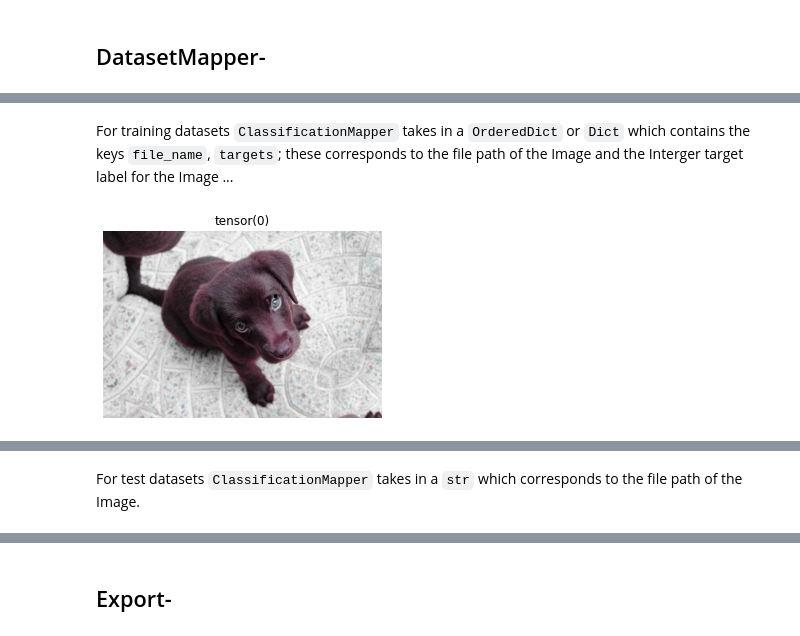
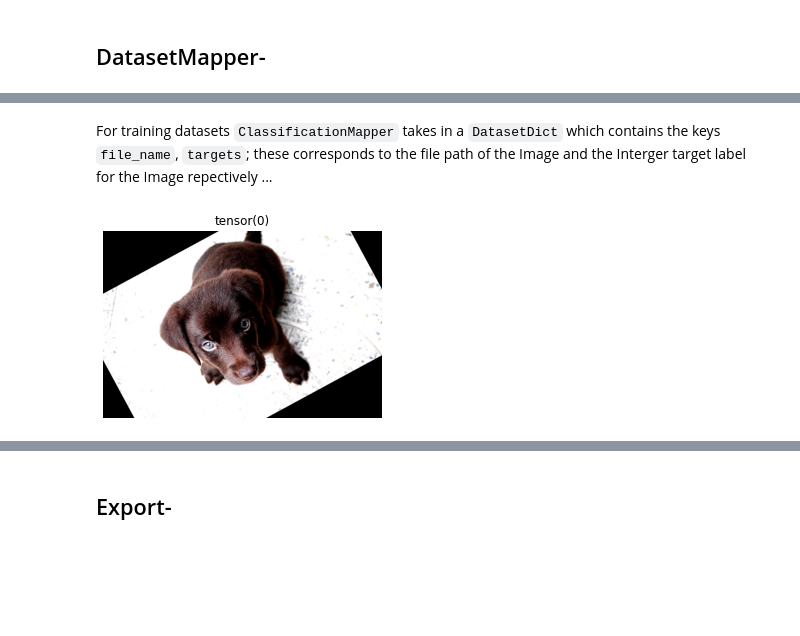
Before and after one commit to benihime91/gale, a Jupyter notebook: nbs/05_classification.data.common.ipynb, the cells around one changed output, grey strips where cells are left out. Saved outputs shown, nothing was run; the diff lists cells and outputs as text; code cells hidden in the pictures; blank space fills up the shorter version.

```diff
--- a/nbs/05_classification.data.common.ipynb
+++ b/nbs/05_classification.data.common.ipynb
@@ -156,5 +157,6 @@ def load_and_apply_image_transforms(path: str, transforms: None):
 # %%
-image = load_and_apply_image_transforms(_IMAGE, None)
+image = pil_loader(_IMAGE)
+image = apply_transforms(image, tv_augs)
 show_image(image)
 # %% [output]
 <AxesSubplot:>
@@ -162,0 +173,4 @@ show_image(image)
+# %%
+image = pil_loader(_IMAGE)
+image = apply_transforms(image, albu_augs)
+show_image(image)
@@ -195,8 +225,8 @@ class ClassificationMapper(DisplayedTransform):
         std to be used to normalize the input image. Note: These should be normalized values.
         4. `xtras`: A callabcle funtions applied after images are normalized and converted to tensors.
         """
+        super().__init__()
         store_attr()
-        self.np_conversion = ToNumpy()
 
         # fmt: off
         self.normalize = T.Compose([
@@ -205,39 +235,35 @@ class ClassificationMapper(DisplayedTransform):
         ])
         # fmt: on
 
-    def encodes(self, dataset_dict: Dict):
+    def encodes(self, dataset_dict: DatasetDict):
         """
-        Arguments:
-        1. dataset_dict: A Dictionary containing the "file_name" and "target"
-
-        Returns : Tuple containing `images (torch.Tensor)` and `targets (torch.FloatTensor)`.
-        Note - that the Images are returned in CHW format
+        For normal use-cases
         """
         # fmt: off
-        image = load_and_apply_image_transforms(dataset_dict["file_name"], self.augmentations)
+        image = load_and_apply_image_transforms(dataset_dict.file_name, self.augmentations)
         # fmt: on
         image = self.normalize(image)
         image = self.xtras(image)
 
         assert isinstance(image, torch.Tensor)
 
-        target = dataset_dict["target"]
+        target = dataset_dict.target
         target = torch.tensor(target, dtype=torch.long)
         return image, target
 
-    def encodes(self, image_path: str):
+    def encodes(self, torchvision_instance: Tuple):
         """
-        Arguments:
-        1. image_path: a str contraining the path of the Images
-
-        Returns: `images (torch.Tensor)`. Note - that the Images are returned in CHW format
+        For torhcvision instances
         """
-        image = load_and_apply_image_transforms(image_path, self.augmentations)
+        image, target = torchvision_instance
+        image = apply_transforms(image, self.augmentations)
         image = self.normalize(image)
         image = self.xtras(image)
 
         assert isinstance(image, torch.Tensor)
-        return image
+
+        target = torch.tensor(target, dtype=torch.long)
+        return image, target
 # %% [output]
 [interactive output not drawn]
 # %%
@@ -278,0 +282,6 @@ decodes: (object,object) -> noop
+# %%
+augs = [T.RandomRotation(90), T.RandomHorizontalFlip(1.0), T.ColorJitter(0.4, 0.4, 0.4)]
+augs = T.Compose(augs)
+
+mapper = ClassificationMapper(augmentations=augs)
+mapper
@@ -279,14 +298,12 @@ decodes: (object,object) -> noop
 # %% [markdown]
-For training datasets `ClassificationMapper` takes in a `OrderedDict` or `Dict` which contains the keys `file_name`, `targets`; these corresponds to the file path of the Image and the Interger target label for the Image ...
+For training datasets `ClassificationMapper` takes in a `DatasetDict` which contains the keys `file_name`, `targets`; these corresponds to the file path of the Image and the Interger target label for the Image repectively ...
 # %%
-dataset_dict = OrderedDict(file_name=_IMAGE, target=0)
-im, targ = mapper(dataset_dict)
+datas = DatasetDict(file_name=_IMAGE, target=0)
+im, targ = mapper.encodes(datas)
 
 # de-normalize image
 im = im.permute(1, 2, 0) * torch.tensor(mapper.std) + torch.tensor(mapper.mean)
 show_images([im], titles=[targ], imsize=5)
 # %% [output]
-[figure, old version]
+[figure, new version]
 [interactive output not drawn]
-# %% [markdown]
-For test datasets `ClassificationMapper` takes in a `str` which corresponds to the file path of the Image.
```
Also changed, not shown: parts of 36 cells of this notebook, 2 other files.
